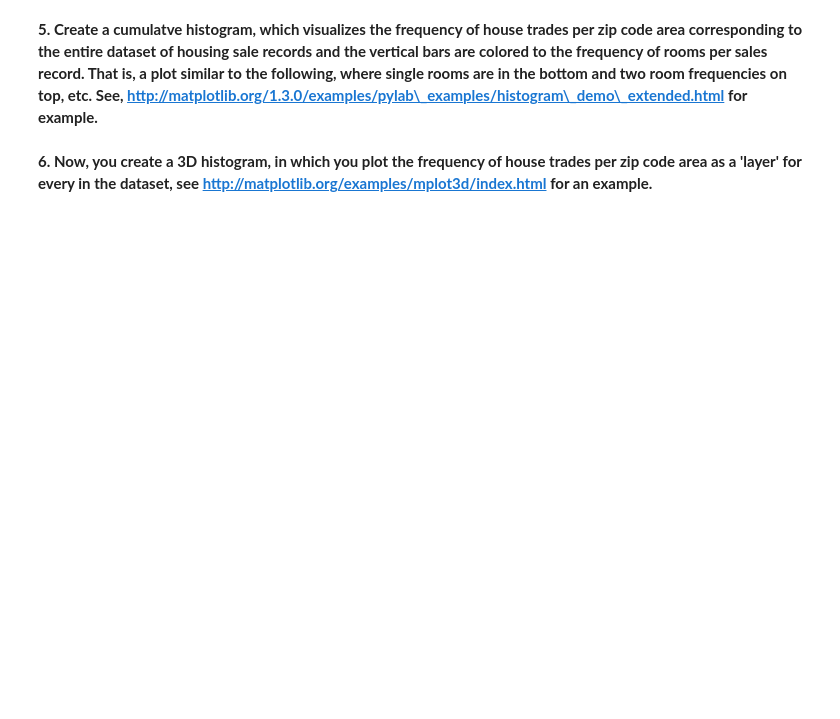
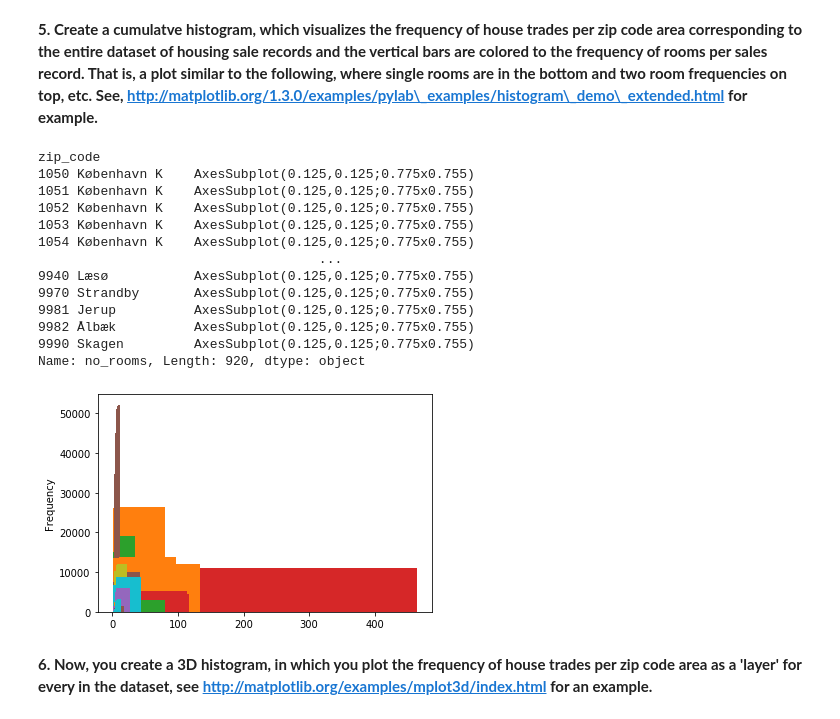
Before and after one commit to Business-Intelligence-Dangerous-Memory/Assignment_3, a Jupyter notebook: Assignment 3 - Data Visualisation.ipynb, the cells around one changed output. Saved outputs shown, nothing was run; the diff lists cells and outputs as text; code cells hidden in the pictures; blank space fills up the shorter version.

```diff
--- a/Assignment 3 - Data Visualisation.ipynb
+++ b/Assignment 3 - Data Visualisation.ipynb
@@ -159,4 +175,21 @@ The plot above might indicate that the price per square meter of a location is r
 # %% [markdown]
 **5. Create a cumulatve histogram, which visualizes the frequency of house trades per zip code area corresponding to the entire dataset of housing sale records and the vertical bars are colored to the frequency of rooms per sales record. That is, a plot similar to the following, where single rooms are in the bottom and two room frequencies on top, etc. See, http://matplotlib.org/1.3.0/examples/pylab\_examples/histogram\_demo\_extended.html for example.**
+# %%
+df_groupby_zip['no_rooms'].plot(kind = 'hist', cumulative=True)
+# %% [output]
+zip_code
+1050 København K    AxesSubplot(0.125,0.125;0.775x0.755)
+1051 København K    AxesSubplot(0.125,0.125;0.775x0.755)
+1052 København K    AxesSubplot(0.125,0.125;0.775x0.755)
+1053 København K    AxesSubplot(0.125,0.125;0.775x0.755)
+1054 København K    AxesSubplot(0.125,0.125;0.775x0.755)
+                                    ...
+9940 Læsø           AxesSubplot(0.125,0.125;0.775x0.755)
+9970 Strandby       AxesSubplot(0.125,0.125;0.775x0.755)
+9981 Jerup          AxesSubplot(0.125,0.125;0.775x0.755)
+9982 Ålbæk          AxesSubplot(0.125,0.125;0.775x0.755)
+9990 Skagen         AxesSubplot(0.125,0.125;0.775x0.755)
+Name: no_rooms, Length: 920, dtype: object
+[figure, added]
 # %% [markdown]
 **6. Now, you create a 3D histogram, in which you plot the frequency of house trades per zip code area as a 'layer' for every in the dataset, see http://matplotlib.org/examples/mplot3d/index.html for an example.**
```
Also changed, not shown: parts of 9 cells of this notebook.
